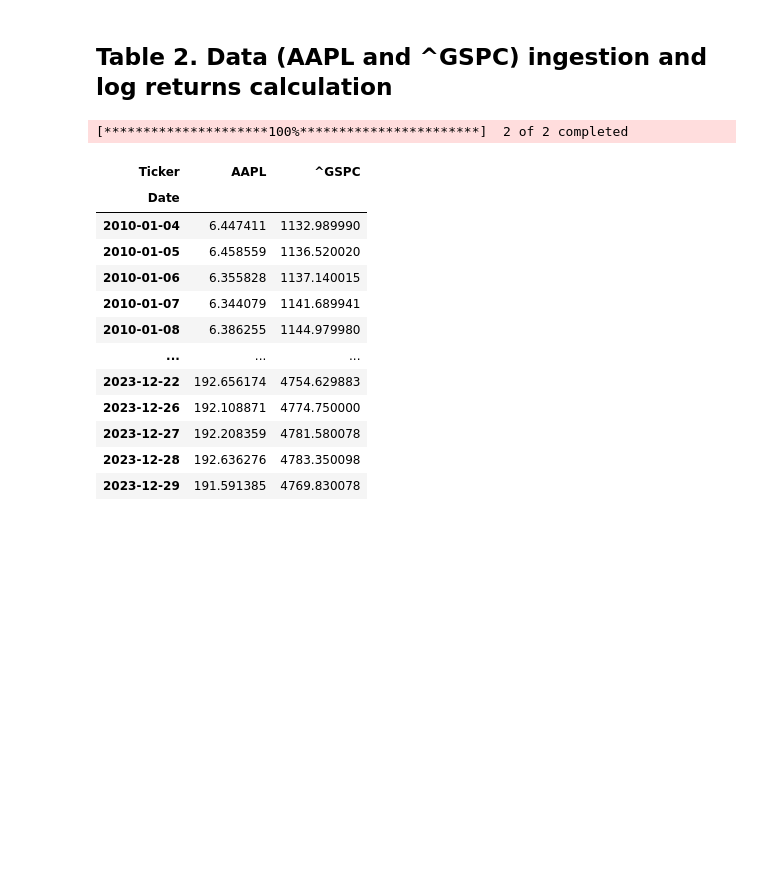
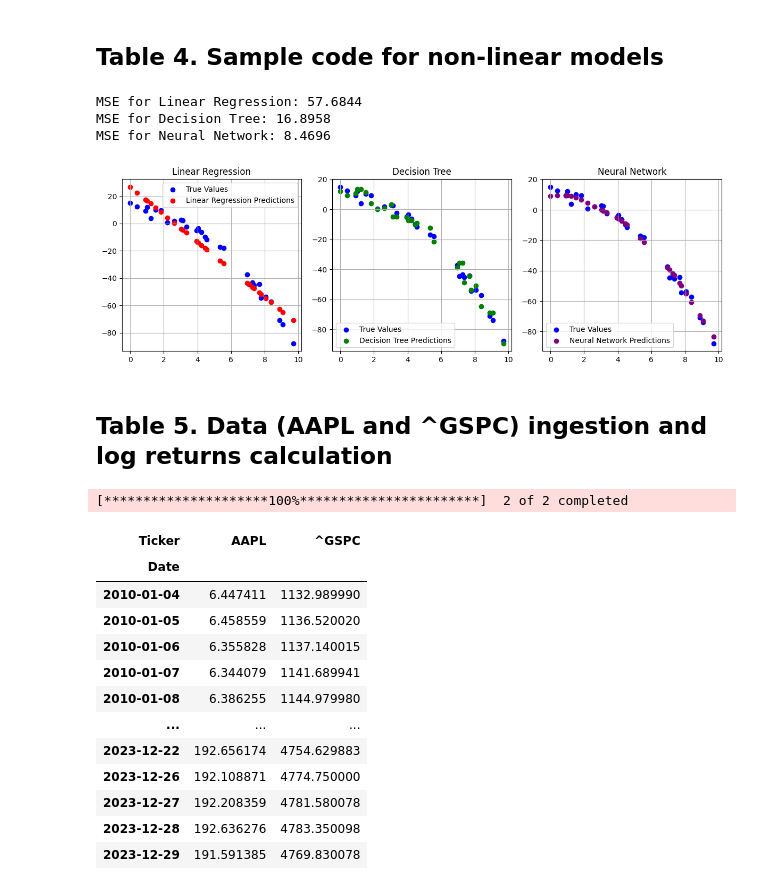
Before and after one commit to saritmaitra/Nonlinear-Modeling, a Jupyter notebook: Chapter1_Filter.ipynb, the cells around one changed output. Cells and saved outputs as stored; diff of their text form; code cells hidden in the pictures; blank space fills up the shorter version.

```diff
--- a/Chapter1_Filter.ipynb
+++ b/Chapter1_Filter.ipynb
@@ -31,5 +76,68 @@ from matplotlib.patches import Ellipse
+# %% [markdown]
+## **Table 4. Sample code for non-linear models**
+# %%
+X_train, X_test, y_train, y_test = train_test_split(X, y, test_size=0.3, random_state=42)
+
+scaler = StandardScaler()
+X_train_scaled = scaler.fit_transform(X_train)
+X_test_scaled = scaler.transform(X_test)
+
+# Linear Regression
+linear_reg = LinearRegression()
+linear_reg.fit(X_train, y_train)
+y_pred_lr = linear_reg.predict(X_test)
+
+# Decision Tree
+dt_model = DecisionTreeRegressor(random_state=42)
+dt_model.fit(X_train, y_train)
+y_pred_dt = dt_model.predict(X_test)
+
+# Neural Network
+nn_model = MLPRegressor(hidden_layer_sizes=(50,),
+                        max_iter=10000,
+                        random_state=42)
+nn_model.fit(X_train_scaled, y_train)
+y_pred_nn = nn_model.predict(X_test_scaled)
+
+# Mean Squared Error (MSE)
+mse_lr = mean_squared_error(y_test, y_pred_lr)
+mse_dt = mean_squared_error(y_test, y_pred_dt)
+mse_nn = mean_squared_error(y_test, y_pred_nn)
+
+print(f'MSE for Linear Regression: {mse_lr:.4f}')
+print(f'MSE for Decision Tree: {mse_dt:.4f}')
+print(f'MSE for Neural Network: {mse_nn:.4f}')
+
+plt.figure(figsize = (12, 4))
+plt.subplot(1, 3, 1)
+plt.scatter(X_test, y_test, color='blue', label='True Values')
+plt.scatter(X_test, y_pred_lr, color='red', label='Linear Regression Predictions')
+plt.title('Linear Regression')
+plt.grid()
+plt.legend()
+
+plt.subplot(1, 3, 2)
+plt.scatter(X_test, y_test, color='blue', label='True Values')
+plt.scatter(X_test, y_pred_dt, color='green', label='Decision Tree Predictions')
+plt.title('Decision Tree')
+plt.grid()
+plt.legend()
+
+plt.subplot(1, 3, 3)
+plt.scatter(X_test, y_test, color = 'blue', label = 'True Values')
+plt.scatter(X_test, y_pred_nn, color = 'purple', label = 'Neural Network Predictions')
+plt.title('Neural Network')
+plt.grid()
+plt.legend()
+plt.tight_layout()
+plt.show()
+# %% [output]
+MSE for Linear Regression: 57.6844
+MSE for Decision Tree: 16.8958
+MSE for Neural Network: 8.4696
+[figure, added]
 # %% [markdown]
-## **Table 2. Data (AAPL and ^GSPC) ingestion and log returns calculation**
+## **Table 5. Data (AAPL and ^GSPC) ingestion and log returns calculation**
 # %%
 stock = 'AAPL'
 market_index = '^GSPC'
```
Also changed, not shown: parts of 26 cells of this notebook.
